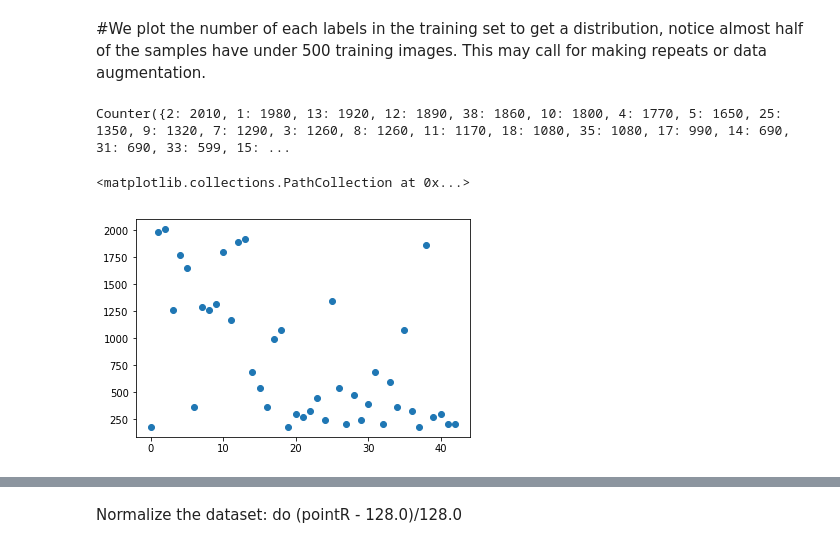
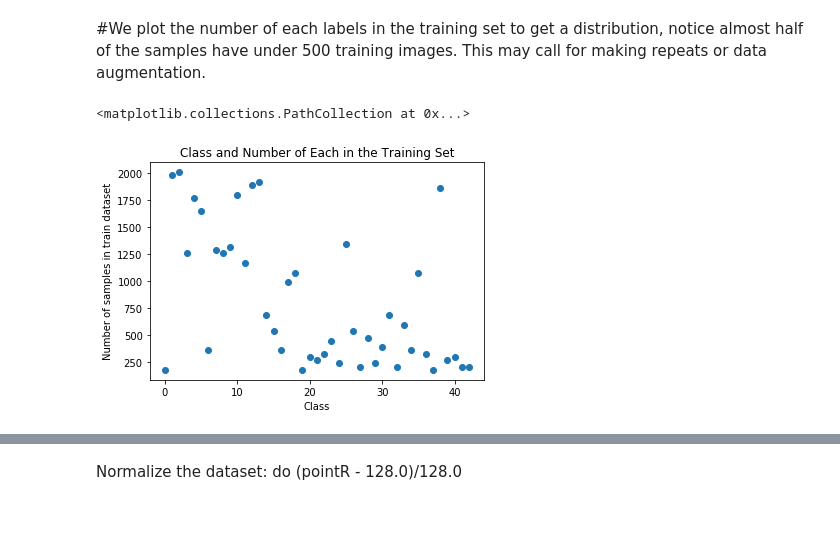
Before and after one commit to leclair-7/Traffic-Signs-Classifier, a Jupyter notebook: Traffic-Signs-Classifier.ipynb, the cells around one changed output, grey strips where cells are left out. Drawn from its saved outputs; the diff is of its cells as text; code cells hidden in the pictures; blank space fills up the shorter version.

```diff
--- a/Traffic-Signs-Classifier.ipynb
+++ b/Traffic-Signs-Classifier.ipynb
@@ -74,18 +74,19 @@ You do not need to modify this section.
 # %%
 import numpy as np
 from collections import Counter
 import matplotlib.pyplot as plt
 %matplotlib inline
 count = Counter(y_train)
 x = [i for i in range(43)]
+x_arr = [count[i] for i in range(43)]
 
-x_arr = [count[i] for i in range(43)]
-print(count, len(count))
+plt.xlabel("Class")
+plt.ylabel("Number of samples in train dataset")
+plt.title("Class and Number of Each in the Training Set")
 plt.scatter(x,x_arr)
 # %% [output]
-Counter({2: 2010, 1: 1980, 13: 1920, 12: 1890, 38: 1860, 10: 1800, 4: 1770, 5: 1650, 25: 1350, 9: 1320, 7: 1290, 3: 1260, 8: 1260, 11: 1170, 18: 1080, 35: 1080, 17: 990, 14: 690, 31: 690, 33: 599, 15: ...
+<matplotlib.collections.PathCollection at 0x...>
-<matplotlib.collections.PathCollection at 0x...>
-[figure, old version]
+[figure, new version]
 # %%
 '''
 X_train, y_train = train['features'], train['labels']
```
Also changed, not shown: parts of 7 cells of this notebook.
